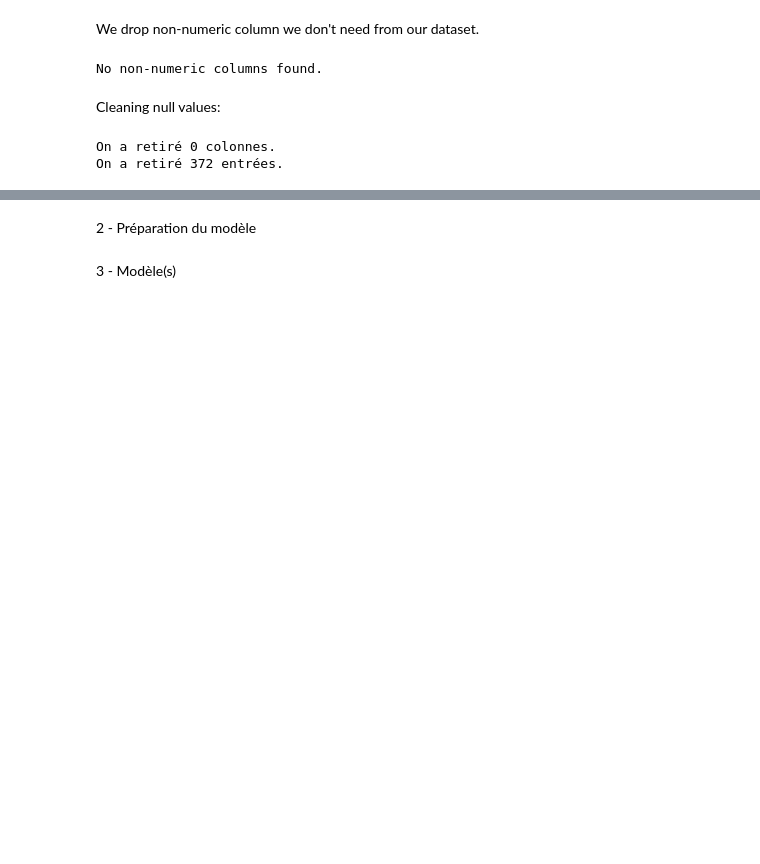
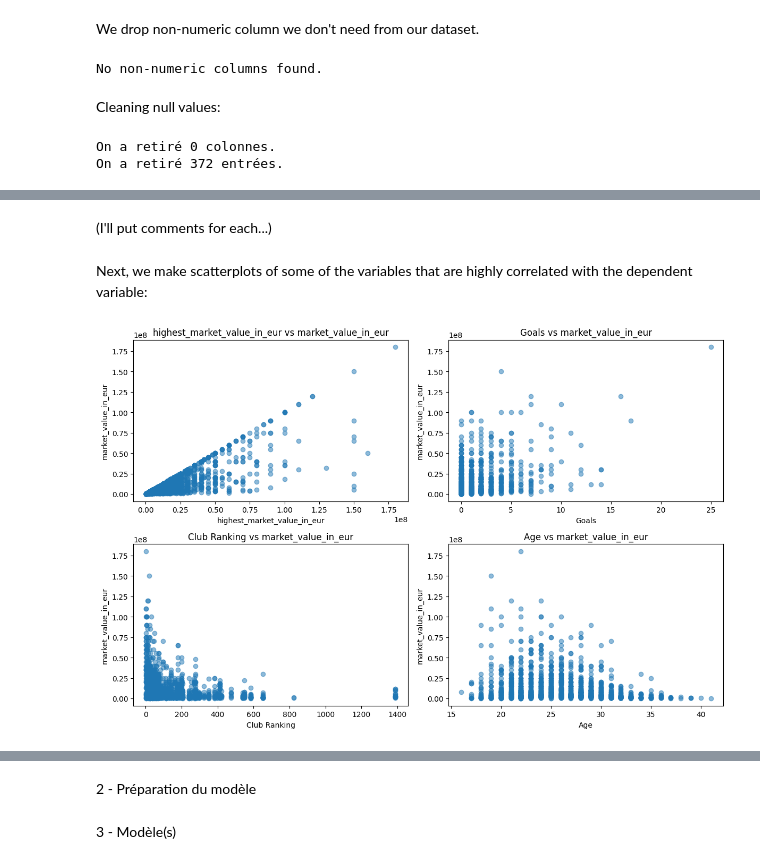
Before and after one commit to Akulla-A/Football_regression, a Jupyter notebook: main.ipynb, the cells around one changed output, grey strips where cells are left out. Cells and saved outputs as stored; diff of their text form; code cells hidden in the pictures; blank space fills up the shorter version.

Commit message:
exploring the data
- more data cleaning
- some data visualisation
- feature transformation
- solving multicollinearity

```diff
--- a/main.ipynb
+++ b/main.ipynb
@@ -90,7 +92,8 @@ substitutes_counts = substitutes_counts.reset_index()
 captain_counts = captain_counts.reset_index()
 
 # Merge the clean_dataset with counts DataFrames
-_datasetCleaning = pd.merge(pd.merge(datasets["stats"], datasets["players"], on="name"), substitutes_counts, on="player_id", how="left")
+_datasetCleaning = pd.merge(datasets["stats"], datasets["players"], on="name")
+_datasetCleaning = pd.merge(_datasetCleaning, substitutes_counts, on="player_id", how="left")
 _datasetCleaning = pd.merge(_datasetCleaning, starting_counts, on="player_id", how="left")
 _datasetCleaning = pd.merge(_datasetCleaning, captain_counts, on="player_id", how="left")
 # %%
@@ -307,0 +338,6 @@ _datasetCleaning.head()
+# %%
+post_process_drops = [
+    "Starts", "90s", "Rec", "PasTotCmp", "PasTotAtt", "PasTotDist", "PasShoCmp", "PasMedCmp", "PasAtt", "PasLive", "PasCrs", "TklW", "Touches"
+]
+
+_datasetCleaning = _datasetCleaning.drop(post_process_drops, axis=1, errors='ignore')
@@ -307,0 +346,13 @@ _datasetCleaning.head()
+# %%
+# Computing highest correlations with the target variable
+target = 'market_value_in_eur'
+correlations = _datasetCleaning.corr()
+corr_dict = correlations.to_dict()
+d_columns = list(corr_dict.keys())
+high_corr = {}
+
+for i in corr_dict[target]:
+    if abs(corr_dict[target][i]) > 0.25:
+        high_corr[i] = corr_dict[target][i]
+
+high_corr
@@ -307,0 +368,22 @@ _datasetCleaning.head()
+# %% [markdown]
+(I'll put comments for each...)
+# %% [markdown]
+Next, we make scatterplots of some of the variables that are highly correlated with the dependent variable:
+# %%
+selected_variables = ['highest_market_value_in_eur', 'Goals', 'Club Ranking', 'Age']  # Replace with your chosen variables
+
+plt.figure(figsize=(12, 8))  # Adjust figure size as needed
+
+# Iterate over selected variables and plot each in a separate subplot
+for i, var in enumerate(selected_variables):
+    plt.subplot(2, 2, i + 1)  # 2 rows, 2 columns, position i+1
+    plt.scatter(_datasetCleaning[var], _datasetCleaning[target], alpha=0.5)
+    plt.title(f"{var} vs {target}")
+    plt.xlabel(var)
+    plt.ylabel(target)
+
+# Adjust layout
+plt.tight_layout()
+plt.show()
+# %% [output]
+[figure, added]
```
Also changed, not shown: parts of 18 cells of this notebook.
